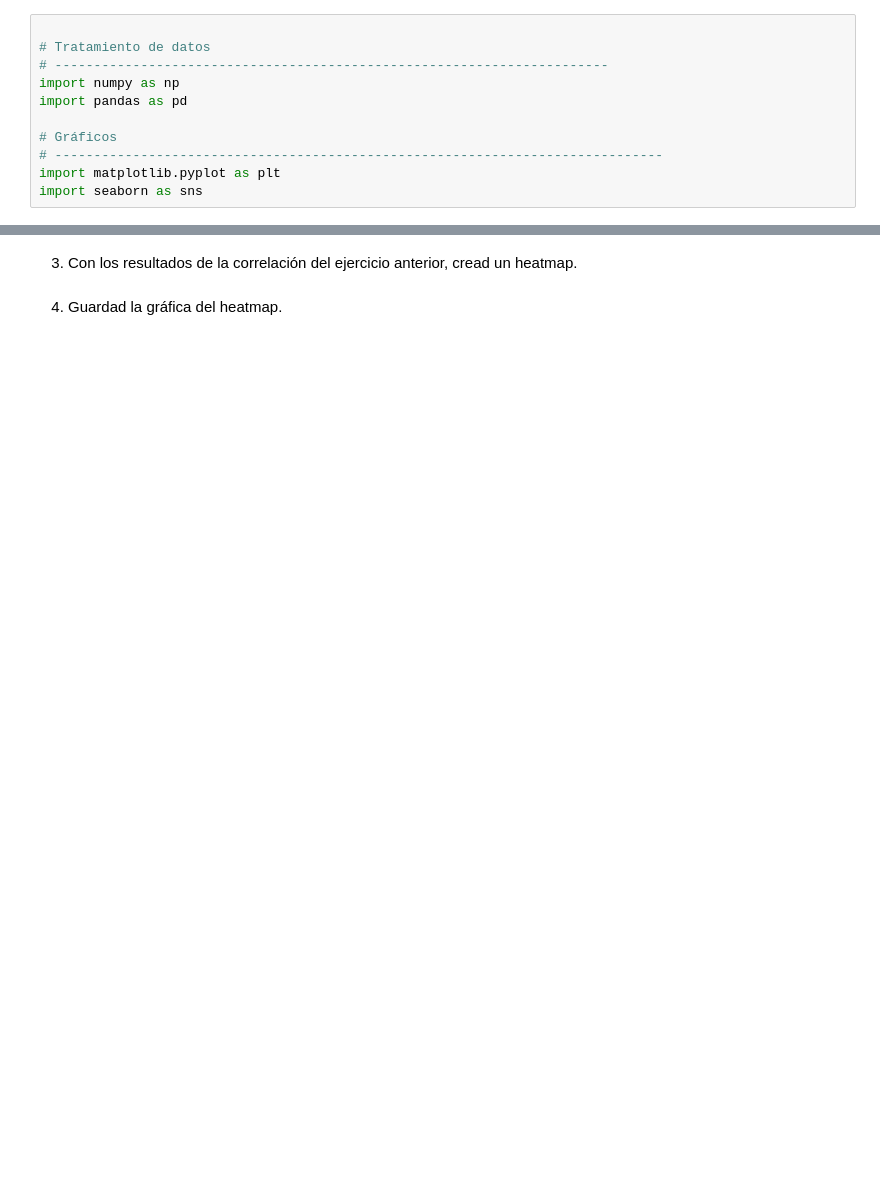
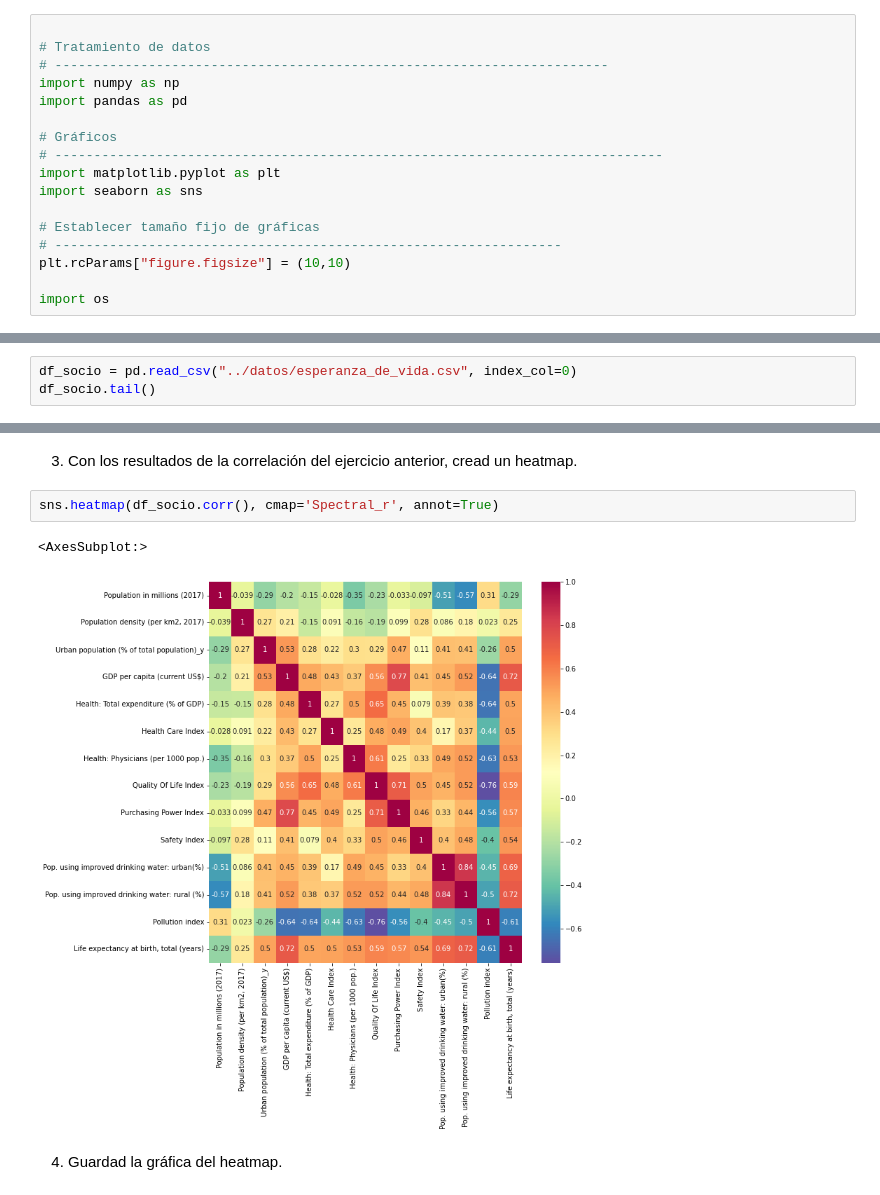
Before and after one commit to Adalab/promo-d-da-modulo3-sprint1-elisa-lidya, a Jupyter notebook: regresion-lineal/pair-regresion-lineal-covarianza-correlacion.ipynb, the cells around one changed output, grey strips where cells are left out. Saved outputs shown, nothing was run; the diff lists cells and outputs as text; blank space fills up the shorter version.

```diff
--- a/regresion-lineal/pair-regresion-lineal-covarianza-correlacion.ipynb
+++ b/regresion-lineal/pair-regresion-lineal-covarianza-correlacion.ipynb
@@ -15,5 +15,11 @@ import pandas as pd
 # ------------------------------------------------------------------------------
 import matplotlib.pyplot as plt
 import seaborn as sns
+
+# Establecer tamaño fijo de gráficas
+# -----------------------------------------------------------------
+plt.rcParams["figure.figsize"] = (10,10)
+
+import os
 # %% [markdown]
 En este ejercicio de pair programming seguiréis usando el dataset que seleccionasteis ayer.
@@ -19,0 +32,3 @@ En este ejercicio de pair programming seguiréis usando el dataset que seleccion
+# %%
+df_socio = pd.read_csv("../datos/esperanza_de_vida.csv", index_col=0)
+df_socio.tail()
@@ -25,4 +98,9 @@ En este ejercicio de pair programming seguiréis usando el dataset que seleccion
 # %% [markdown]
 3. Con los resultados de la correlación del ejercicio anterior, cread un heatmap.
+# %%
+sns.heatmap(df_socio.corr(), cmap='Spectral_r', annot=True)
+# %% [output]
+<AxesSubplot:>
+[figure, added]
 # %% [markdown]
 4. Guardad la gráfica del heatmap.
```
Also changed, not shown: parts of 8 cells of this notebook, 5 other files.
